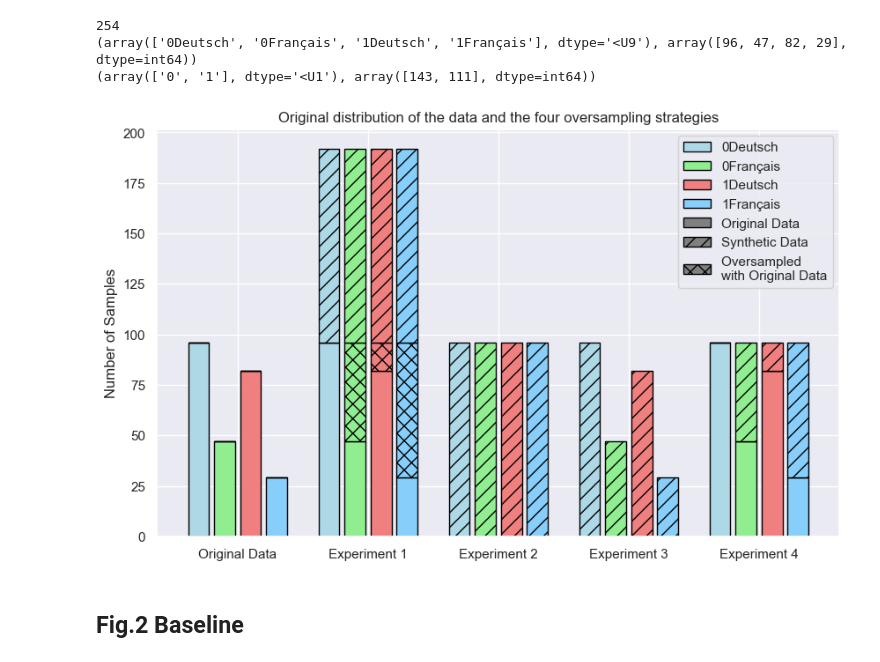
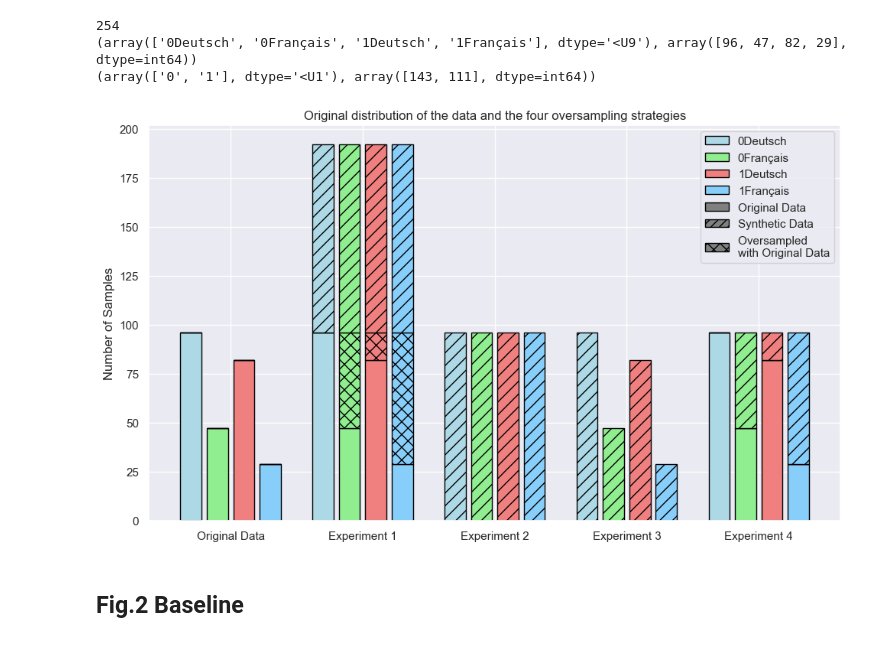
Before and after one commit to CS-433/ml-project-2-losmodelosmatemagicos, a Jupyter notebook: src/results/results_plots.ipynb, the cells around one changed output. Cells and saved outputs as stored; diff of their text form; code cells hidden in the pictures.

```diff
--- a/src/results/results_plots.ipynb
+++ b/src/results/results_plots.ipynb
@@ -113,7 +113,7 @@ def calculate_fpr_tpr_by_demographic(y_real, y_pred, demographics, only_fpr = Fa
 # Get metrics from the pickle file
 # %%
 # absolute path to experiment result folder
-experiment_path = r"C:\Users\david\Documents\GitHub\ml2\experiments\bert_full_15_15_type2\equal_balancing_oversampling\label_language\2023_12_20_0"
+experiment_path = r"C:\Users\david\Documents\GitHub\ml2\experiments\exp1LL1515\equal_balancing_oversampling\label_language\2023_12_20_0"
 
 with open(os.path.join(experiment_path, "results\\nonnested_cval_mltsatt_l819.pkl"), 'rb') as f:
     results = pickle.load(f)
@@ -250,35 +250,37 @@ def get_counts(label, type):
 
 
 plt.figure(figsize=(10, 6))
 for i, (name, counts) in enumerate(experiments_dict.items()):
     for j, label in enumerate(labels):
         # Position for each bar in the combined chart
         pos = j + i * (len(labels) + 1)  # Adding a space between experiments
 
         original_count, synthetic_count, oversampling_count = get_counts(label, types[i])
 
         # Plotting bars for original and synthetic data
         plt.bar(pos, original_count, color=group_colors[label], edgecolor='black')
         plt.bar(pos, oversampling_count, bottom=original_count , color=group_colors[label], hatch='xx', edgecolor='black')
         plt.bar(pos, synthetic_count, bottom=original_count + oversampling_count, color=group_colors[label], hatch='//', edgecolor='black')
 
 
 # Adding x-ticks, labels, and title
 plt.xticks([i * (len(labels) + 1) + 1.5 for i in range(len(experiments_dict))], experiments_dict.keys())
 plt.ylabel('Number of Samples')
 plt.title('Original distribution of the data and the four oversampling strategies')
 
 for label, color in group_colors.items():
     plt.bar(0, 0, color=color, label=label, edgecolor='black')  # Dummy bars for legend
 plt.bar(0, 0, color='gray', label='Original Data', edgecolor='black')  # Dummy bar for original data
-plt.bar(0, 0, color='gray', hatch='//', label='Synthetic Data', edgecolor='black')  # Dummy bar for synthetic data
+plt.bar(0, 0, color='gray', hatch='///', label='Synthetic Data', edgecolor='black')  # Dummy bar for synthetic data
 plt.bar(0, 0, color='gray', hatch='xx', label='Oversampled \nwith Original Data', edgecolor='black')
 plt.legend()
 
+
+plt.tight_layout()
 plt.savefig('Oversampling_distribution.png', dpi=600)
 plt.show()
 # %% [output]
-[figure, old version]
+[figure, new version]
 # %% [markdown]
 ## Fig.2 Baseline
 # %%
```
Also changed, not shown: parts of 4 cells of this notebook, 1 other file.
